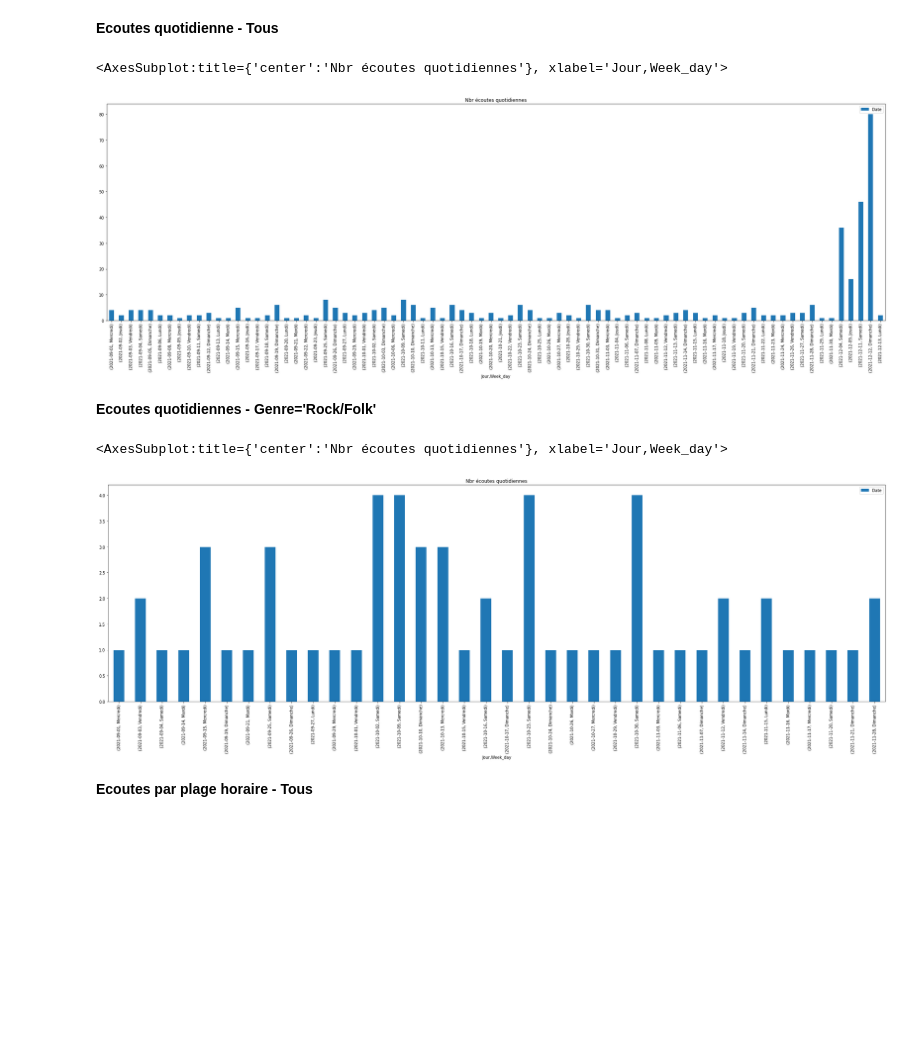
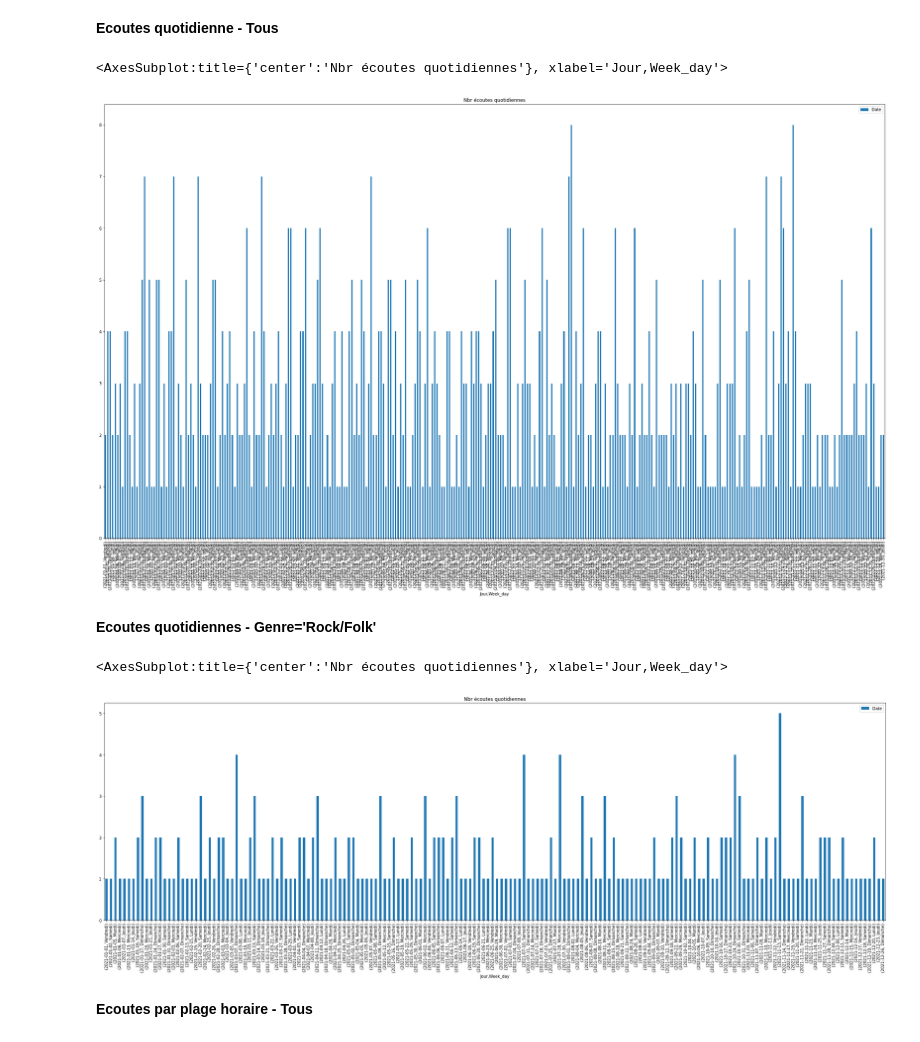
Before and after one commit to julienbuloz/Music-Streaming-Dataviz, a Jupyter notebook: Python full and generic history generation/DataViz-history-Graph.ipynb, the cells around one changed output. Drawn from its saved outputs; the diff is of its cells as text; code cells hidden in the pictures; blank space fills up the shorter version.

```diff
--- a/Python full and generic history generation/DataViz-history-Graph.ipynb
+++ b/Python full and generic history generation/DataViz-history-Graph.ipynb
@@ -29,9 +29,9 @@ def select_user(history_file, user="all_users"):
         history = history_file[history_file['User']==user]
     return history
 
-history = select_user(all_history)
+#history = select_user(all_history)
 #history = select_user(all_history, "Deez")
-#history = select_user(all_history, "M")
+history = select_user(all_history, "M")
 
 history.head()
 # %% [output]
@@ -76,10 +76,10 @@ filtered_genre = select_genre(filtered_period, 'Rock/Folk')
 **Ecoutes quotidienne - Tous**
 # %%
 pd.pivot_table(filtered_period, values='Date',index=['Jour', 'Week_day'],aggfunc=len)\
-  .plot(kind='bar',figsize=(35, 10), stacked=False, title="Nbr écoutes quotidiennes")
+  .plot(kind='bar',figsize=(35, 20), stacked=False, title="Nbr écoutes quotidiennes")
 # %% [output]
 <AxesSubplot:title={'center':'Nbr écoutes quotidiennes'}, xlabel='Jour,Week_day'>
-[figure, old version]
+[figure, new version]
 # %% [markdown]
 **Ecoutes quotidiennes - Genre='Rock/Folk'**
 # %%
@@ -87,7 +87,7 @@ pd.pivot_table(filtered_genre, values='Date',index=['Jour', 'Week_day'],aggfunc=
   .plot(kind='bar',figsize=(35, 10), stacked=False, title="Nbr écoutes quotidiennes")
 # %% [output]
 <AxesSubplot:title={'center':'Nbr écoutes quotidiennes'}, xlabel='Jour,Week_day'>
-[figure, old version]
+[figure, new version]
 # %% [markdown]
 **Ecoutes par plage horaire - Tous**
 # %%
```
Also changed, not shown: parts of 10 cells of this notebook, 5 other files.
